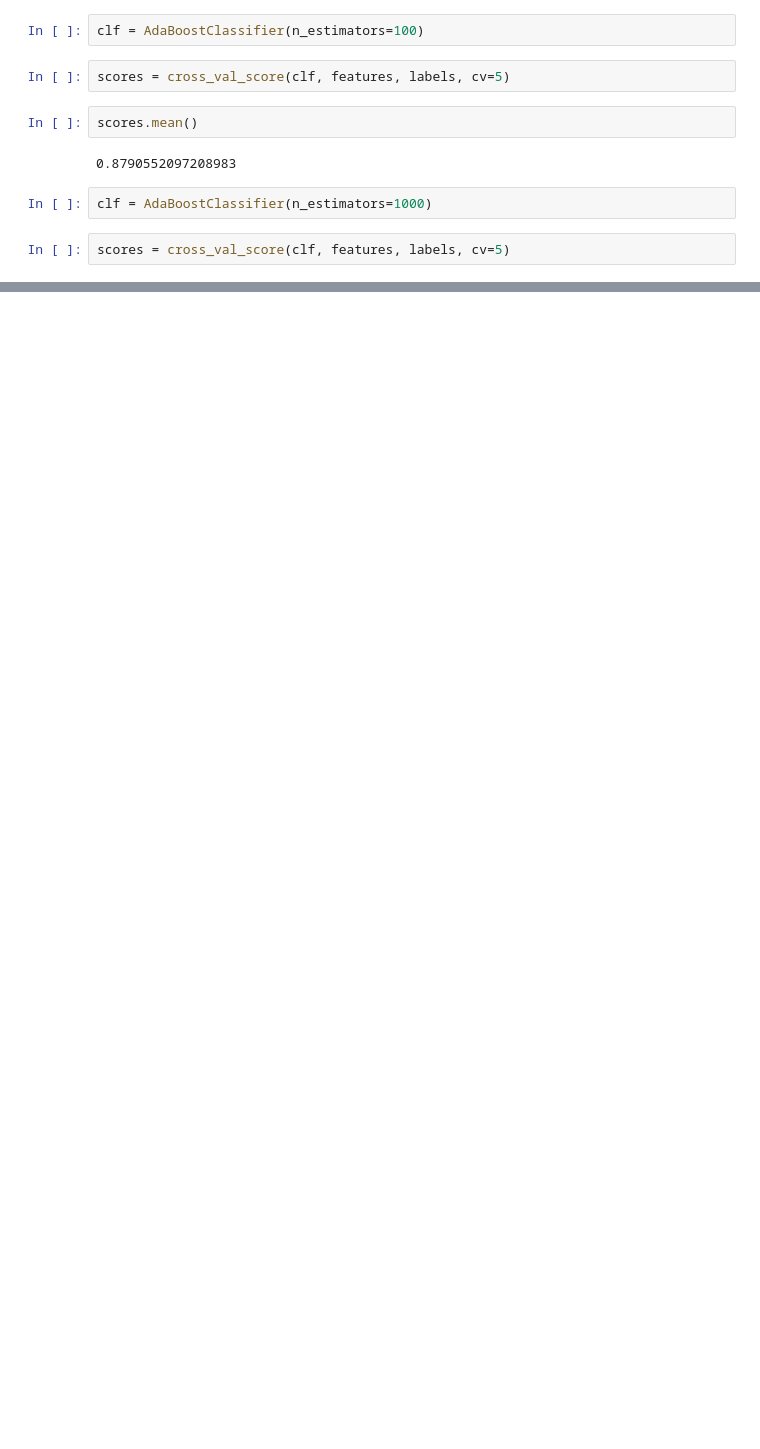
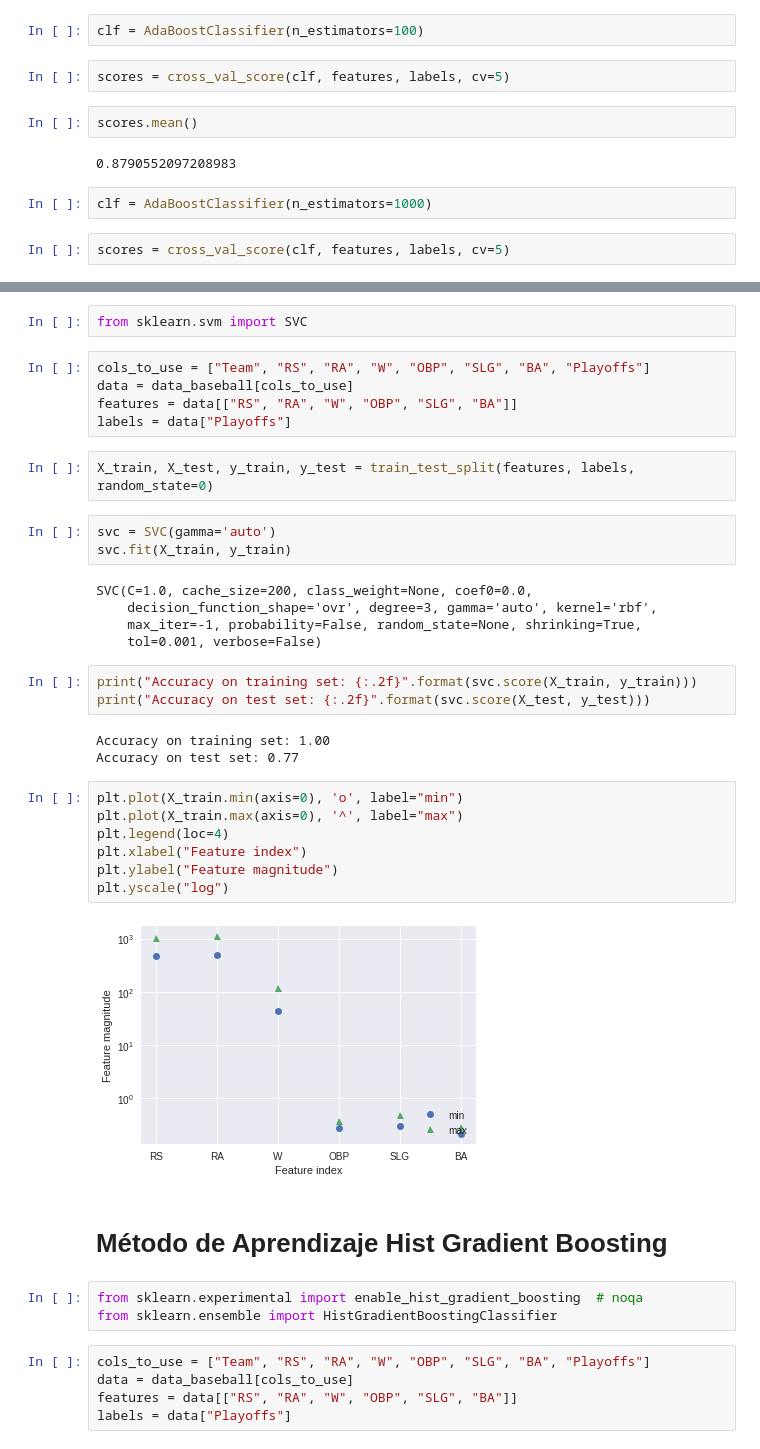
Before and after one commit to mcastro90/RP_IC_2, a Jupyter notebook: Investigación Corta #2.ipynb, the cells around one changed output, grey strips where cells are left out. Drawn from its saved outputs; the diff is of its cells as text; blank space fills up the shorter version.

Commit message:
Add more method of learning and formatting

```diff
--- a/Investigación Corta #2.ipynb
+++ b/Investigación Corta #2.ipynb
@@ -313,0 +338,42 @@ scores.mean()
+# %%
+from sklearn.svm import SVC
+# %%
+cols_to_use = ["Team", "RS", "RA", "W", "OBP", "SLG", "BA", "Playoffs"]
+data = data_baseball[cols_to_use]
+features = data[["RS", "RA", "W", "OBP", "SLG", "BA"]]
+labels = data["Playoffs"]
+# %%
+X_train, X_test, y_train, y_test = train_test_split(features, labels, random_state=0)
+# %%
+svc = SVC(gamma='auto')
+svc.fit(X_train, y_train)
+# %% [output]
+SVC(C=1.0, cache_size=200, class_weight=None, coef0=0.0,
+    decision_function_shape='ovr', degree=3, gamma='auto', kernel='rbf',
+    max_iter=-1, probability=False, random_state=None, shrinking=True,
+    tol=0.001, verbose=False)
+# %%
+print("Accuracy on training set: {:.2f}".format(svc.score(X_train, y_train)))
+print("Accuracy on test set: {:.2f}".format(svc.score(X_test, y_test)))
+# %% [output]
+Accuracy on training set: 1.00
+Accuracy on test set: 0.77
+# %%
+plt.plot(X_train.min(axis=0), 'o', label="min")
+plt.plot(X_train.max(axis=0), '^', label="max")
+plt.legend(loc=4)
+plt.xlabel("Feature index")
+plt.ylabel("Feature magnitude")
+plt.yscale("log")
+# %% [output]
+[figure, added]
+# %% [markdown]
+# Método de Aprendizaje Hist Gradient Boosting
+# %%
+from sklearn.experimental import enable_hist_gradient_boosting  # noqa
+from sklearn.ensemble import HistGradientBoostingClassifier
+# %%
+cols_to_use = ["Team", "RS", "RA", "W", "OBP", "SLG", "BA", "Playoffs"]
+data = data_baseball[cols_to_use]
+features = data[["RS", "RA", "W", "OBP", "SLG", "BA"]]
+labels = data["Playoffs"]
```
Also changed, not shown: parts of 37 cells of this notebook.
